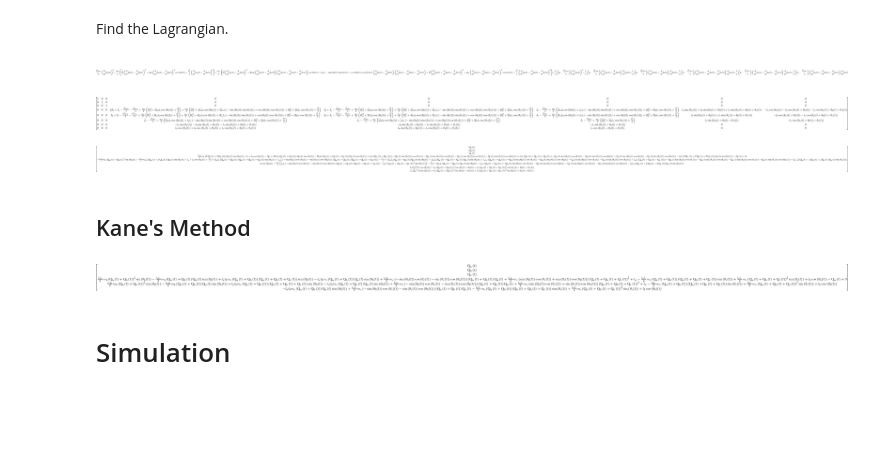
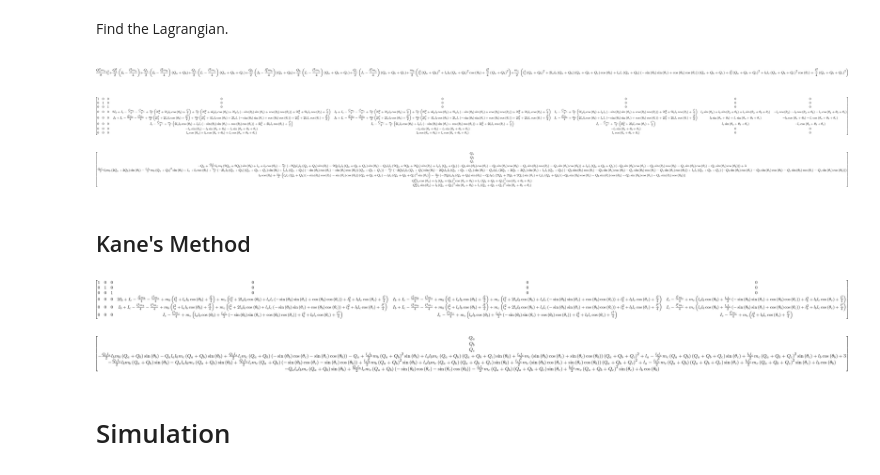
Before and after one commit to jgoppert/control-systems, a Jupyter notebook: 4 Bar.ipynb, the cells around one changed output. Drawn from its saved outputs; the diff is of its cells as text; code cells hidden in the pictures; blank space fills up the shorter version.

```diff
--- a/4 Bar.ipynb
+++ b/4 Bar.ipynb
@@ -110,24 +112,28 @@ force_moment_list = [
+# %%
+x_no_t_sub = {theta_a(t): theta_a, theta_b(t): theta_b, theta_c(t): theta_c,
+              theta_a(t).diff(t): Q_a, theta_b(t).diff(t): Q_b, theta_c(t).diff(t): Q_c,
+              Q_a(t):Q_a, Q_b(t):Q_b, Q_c(t):Q_c}
 # %% [markdown]
 ## Lagrange's Method
 # %% [markdown]
 Find the Lagrangian.
 # %%
 L = me.Lagrangian(frame_i, *rigid_body_list)
-L
+L.subs(x_no_t_sub)
 # %% [output]
-[figure, old version]
+[figure, new version]
 # %%
 q_list = [theta_a(t), theta_b(t), theta_c(t)]
 lm = me.LagrangesMethod(q_list=q_list, Lagrangian=L, frame=frame_i, coneqs=coneqs_diff, forcelist=force_moment_list)
 lm.form_lagranges_equations();
 # %%
-lm.mass_matrix_full
+lm.mass_matrix_full.subs(x_no_t_sub)
 # %% [output]
-[figure, old version]
+[figure, new version]
 # %%
-lm.forcing_full.subs(rate_sub)
+lm.forcing_full.subs(x_no_t_sub)
 # %% [output]
-[figure, old version]
+[figure, new version]
 # %% [markdown]
 ## Kane's Method
 # %%
@@ -148,7 +150,11 @@ km.kanes_equations(FL=[ (f[0], f[1].subs(rate_sub)) for f in force_moment_list ]
+# %%
+km.mass_matrix_full.subs(x_no_t_sub)
+# %% [output]
+[figure, added]
 # %%
-km.forcing_full
+km.forcing_full.subs(x_no_t_sub)
 # %% [output]
-[figure, old version]
+[figure, new version]
 # %% [markdown]
 # Simulation
 # %% [markdown]
```
Also changed, not shown: parts of 7 cells of this notebook.
